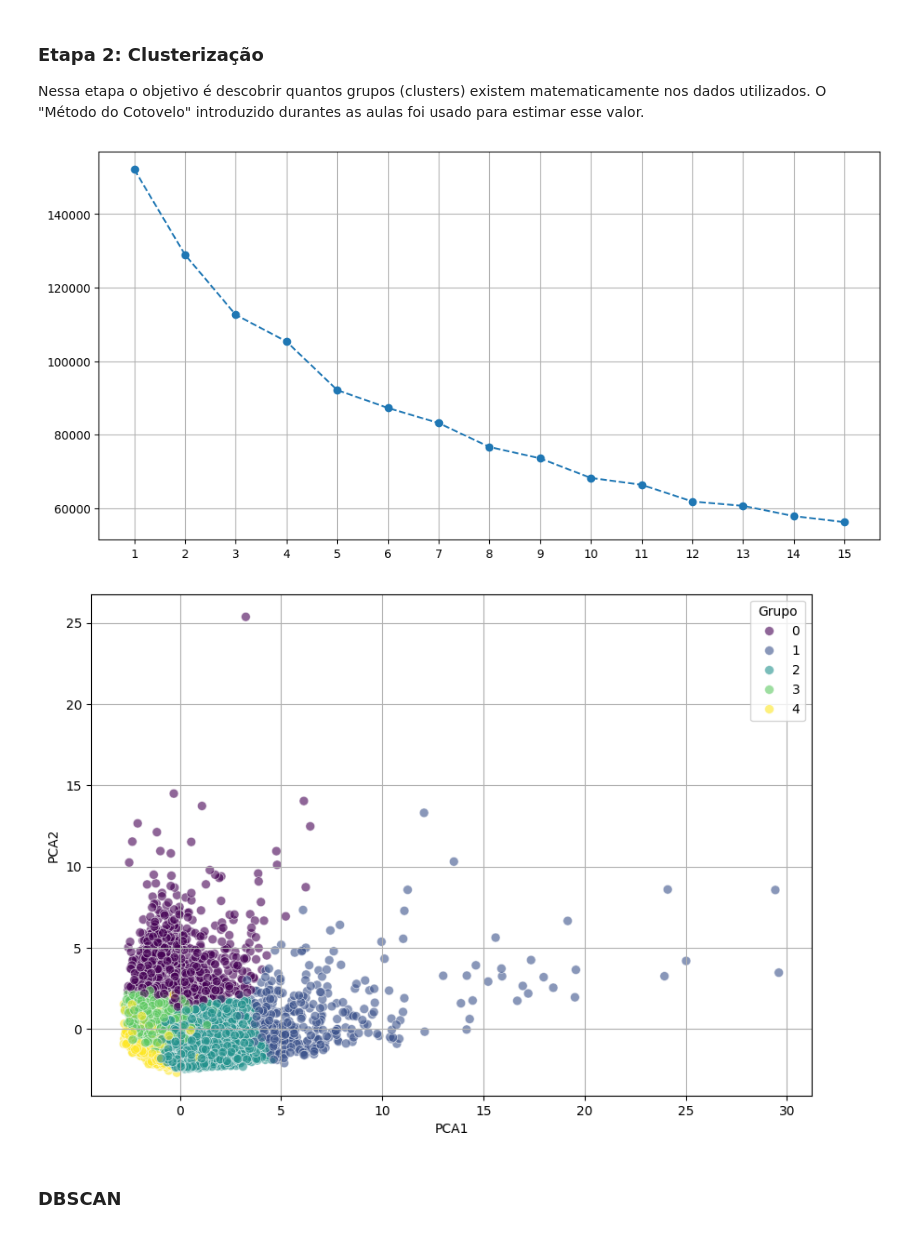
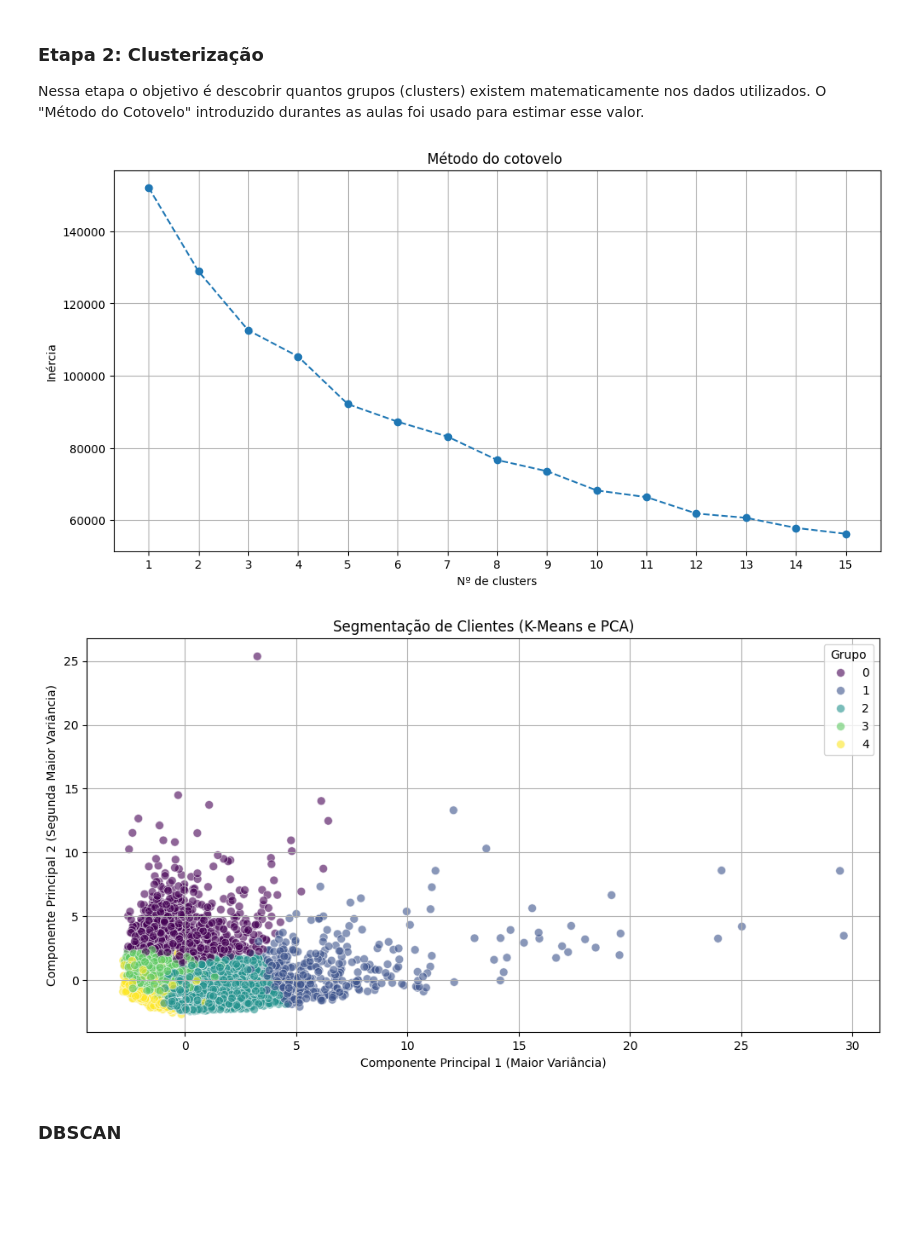
Before and after one commit to eudessb/segmentacao_de_clientes, a Jupyter notebook: notebook.ipynb, the cells around one changed output. Saved outputs shown, nothing was run; the diff lists cells and outputs as text; code cells hidden in the pictures; blank space fills up the shorter version.

```diff
--- a/notebook.ipynb
+++ b/notebook.ipynb
@@ -67,28 +69,27 @@ print(df_scaled.head())
 Nessa etapa o objetivo é descobrir quantos grupos (clusters) existem matematicamente nos dados utilizados.
 O "Método do Cotovelo" introduzido durantes as aulas foi usado para estimar esse valor.
 # %%
-from sklearn.cluster import KMeans
 
 wcss = []
 k_range = range(1,16)
 for i in k_range:
     kmeans = KMeans(n_clusters= i, init = 'k-means++', random_state = 42)
     kmeans.fit(df_scaled)
     wcss.append(kmeans.inertia_)
 
 # Gráfico de cotovelo para visualização do número de clusters.
 plt.figure(figsize=(12,6))
 plt.plot(k_range, wcss, marker = 'o', linestyle='--')
-plt.title =('Método do cotovelo ')
-plt.xlabel = ("Nº de clusters")
+plt.title ('Método do cotovelo ')
+plt.xlabel ("Nº de clusters")
 plt.xticks(k_range)
-plt.ylabel = ("Inércia")
+plt.ylabel  ("Inércia")
 plt.grid(True)
 plt.show()
 # %% [output]
-[figure, old version]
+[figure, new version]
 # %%
-from sklearn.decomposition import PCA
+
 
 # 1. Aplicar o K-Means Definitivo (K=5)
 kmeans_final = KMeans(n_clusters= 5, init='k-means++', random_state=42)
@@ -107,16 +108,16 @@ df_pca = pd.DataFrame(data=principal_components, columns=['PCA1', 'PCA2'])
 df_pca['CLUSTER'] = clusters
 
 # 3. Plotar o Gráfico Final
-plt.figure(figsize=(10,7))
+plt.figure(figsize=(12,6))
 sns.scatterplot(x='PCA1', y='PCA2', hue='CLUSTER', data=df_pca, palette='viridis', s=50, alpha=0.6)
-plt.title = "Segmentação de Clientes (K-Means e= PCA)"
-plt.xlabel = 'Componente Principal 1 (Maior Variância)'
-plt.ylabel = 'Componente Principal 2 (Segunda Maior Variância)'
+plt.title ( "Segmentação de Clientes (K-Means e PCA)")
+plt.xlabel  ('Componente Principal 1 (Maior Variância)')
+plt.ylabel  ('Componente Principal 2 (Segunda Maior Variância)')
 plt.legend(title='Grupo')
 plt.grid(True)
 plt.show()
 # %% [output]
-[figure, old version]
+[figure, new version]
 # %% [markdown]
 ### DBSCAN
 # %%
```
Also changed, not shown: parts of 5 cells of this notebook.
